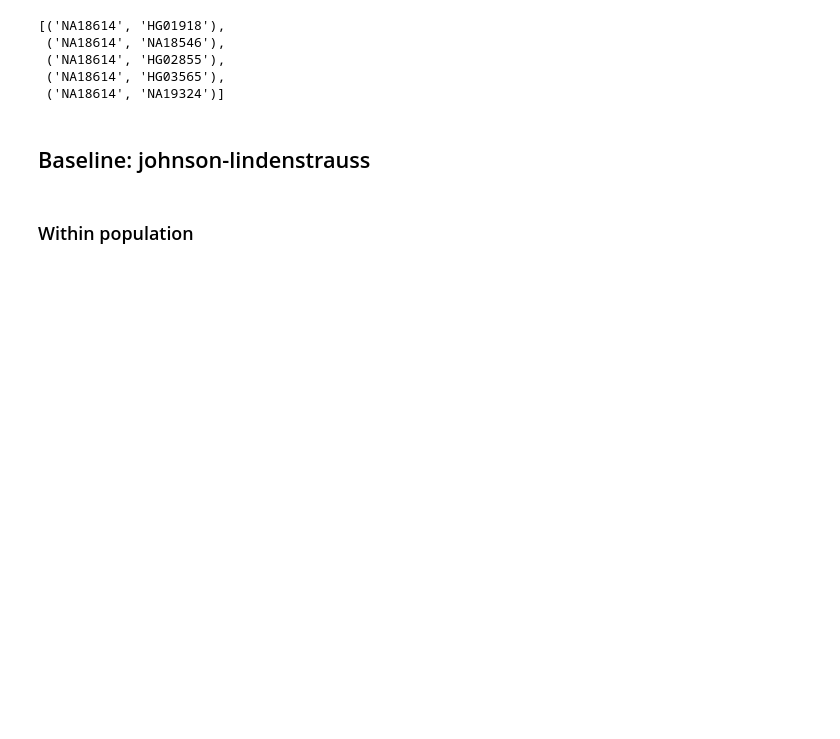
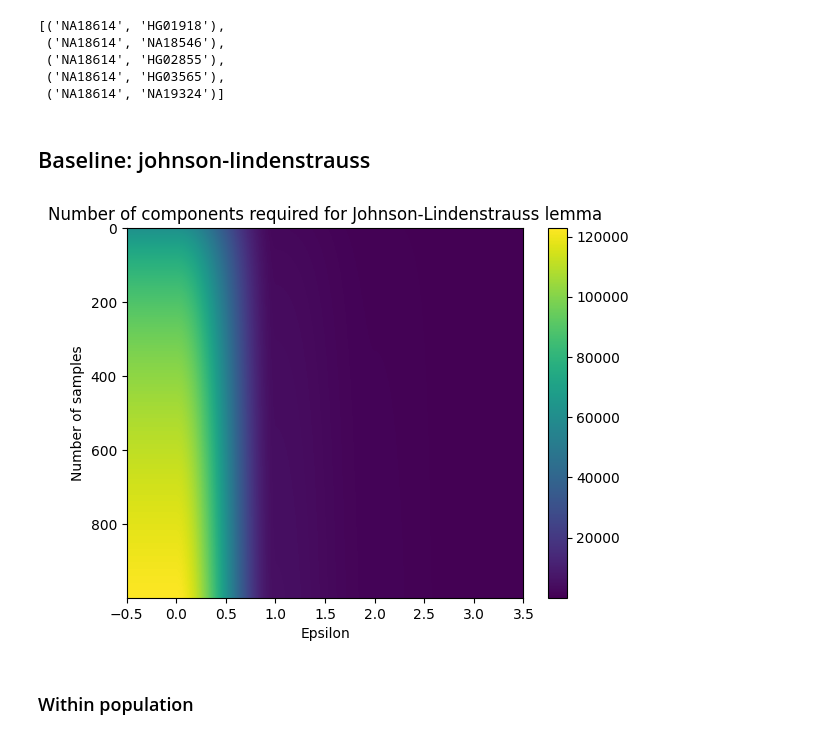
Before and after one commit to jakekrol/csci-7000-006-neurosymbolic-nlp, a Jupyter notebook: evaluation.ipynb, the cells around one changed output. Cells and saved outputs as stored; diff of their text form; code cells hidden in the pictures; blank space fills up the shorter version.

```diff
--- a/evaluation.ipynb
+++ b/evaluation.ipynb
@@ -111,6 +122,27 @@ sample_pairs_global[:5]
  ('NA18614', 'NA19324')]
 # %% [markdown]
 ## Baseline: johnson-lindenstrauss
+# %%
+# visualize the effect of dataset size and distortion error threshold
+# on the number of components required for Johnson-Lindenstrauss lemma
+def jl_lemma(n, epsilon):
+    k = int(np.ceil(4 * np.log(n) / ((epsilon**2) / ((2 - (epsilon**3)) / 3))))
+    return k
+n = np.linspace(10, 100, 1000, 10000)
+epsilons = [0.01, 0.05, 0.1, 0.5]
+cart = itertools.product(n, epsilons)
+# heatmap
+k_values = [jl_lemma(n, epsilon) for n, epsilon in cart]
+k_values = np.array(k_values).reshape(1000, 4)
+plt.imshow(k_values, aspect="auto")
+colorbar = plt.colorbar()
+colorbar.set_label("Number of components")
+plt.xlabel("Epsilon")
+plt.ylabel("Number of samples")
+plt.title("Number of components required for Johnson-Lindenstrauss lemma")
+plt.show()
+# %% [output]
+[figure, added]
 # %% [markdown]
 ### Within population
 # %%
```
Also changed, not shown: parts of 44 cells of this notebook, 4 other files.
